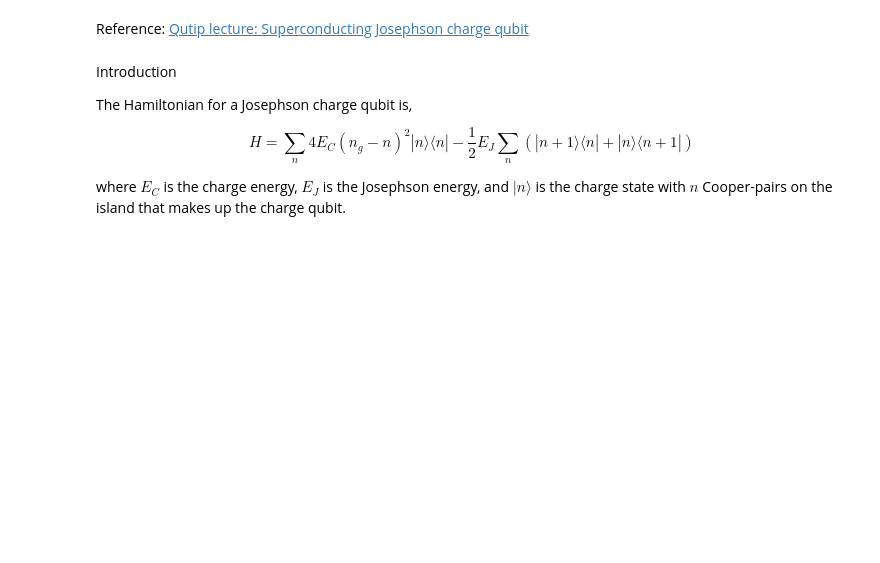
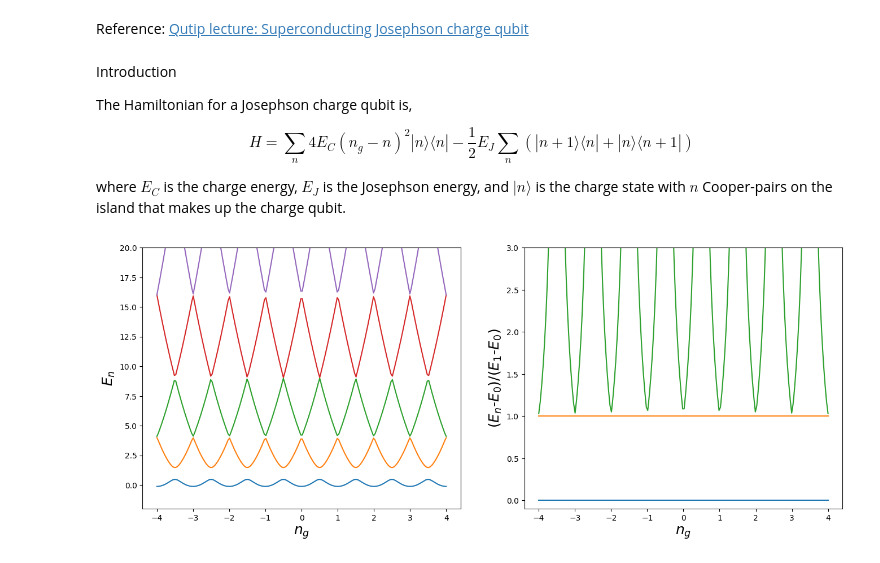
Before and after one commit to isadays/SystemSecurity, a Jupyter notebook: AnomalyDetectionSuperQubits/SupercChargeQubits.ipynb, the cells around one changed output. Saved outputs shown, nothing was run; the diff lists cells and outputs as text; code cells hidden in the pictures; blank space fills up the shorter version.

```diff
--- a/AnomalyDetectionSuperQubits/SupercChargeQubits.ipynb
+++ b/AnomalyDetectionSuperQubits/SupercChargeQubits.ipynb
@@ -33,14 +33,14 @@ def plot_energies(ng_vec, energies, ymax=(20,3)):
   for i in range(len(energies[0,:])):
     axes[0].plot(ng_vec, energies[:,i])
   axes[0].set_ylim(-2, ymax[0])
-  axes[0].set_xlabel(r'n_g', fontsize=18)
-  axes[0].set_ylabel(r'E_n', fontsize=18)
+  axes[0].set_xlabel(r'$n_g$', fontsize=18)
+  axes[0].set_ylabel(r'$E_n$', fontsize=18)
 
   for i in range(len(energies[0,:])):
     axes[1].plot(ng_vec, (energies[:,i]-energies[:,0])/(energies[:,1]-energies[:,0]))
   axes[1].set_ylim(-0.1, ymax[1])
-  axes[1].set_xlabel(r'n_g', fontsize=18)
-  axes[1].set_ylabel(r'(E_n-E_0)/(E_1-E_0)', fontsize=18)
+  axes[1].set_xlabel(r'$n_g$', fontsize=18)
+  axes[1].set_ylabel(r'($E_n$-$E_0$)/($E_1$-$E_0$)', fontsize=18)
   return fig, axes
 
 def visualize_dynamics(result,ylabel):
@@ -49,3 +49,13 @@ def visualize_dynamics(result,ylabel):
 
   ax.set_ylabel(ylabel,fontsize=16)
   ax.set_xlabel(r't', fontsize=16)
+# %%
+N = 10
+Ec =1.0
+Ej = 1.0
+# %%
+ng_vec = np.linspace(-4,4,200)
+energies = np.array([hamiltonian(Ec, Ej, N, ng).eigenenergies() for ng in ng_vec])
+plot_energies(ng_vec, energies);
+# %% [output]
+[figure, added]
```
